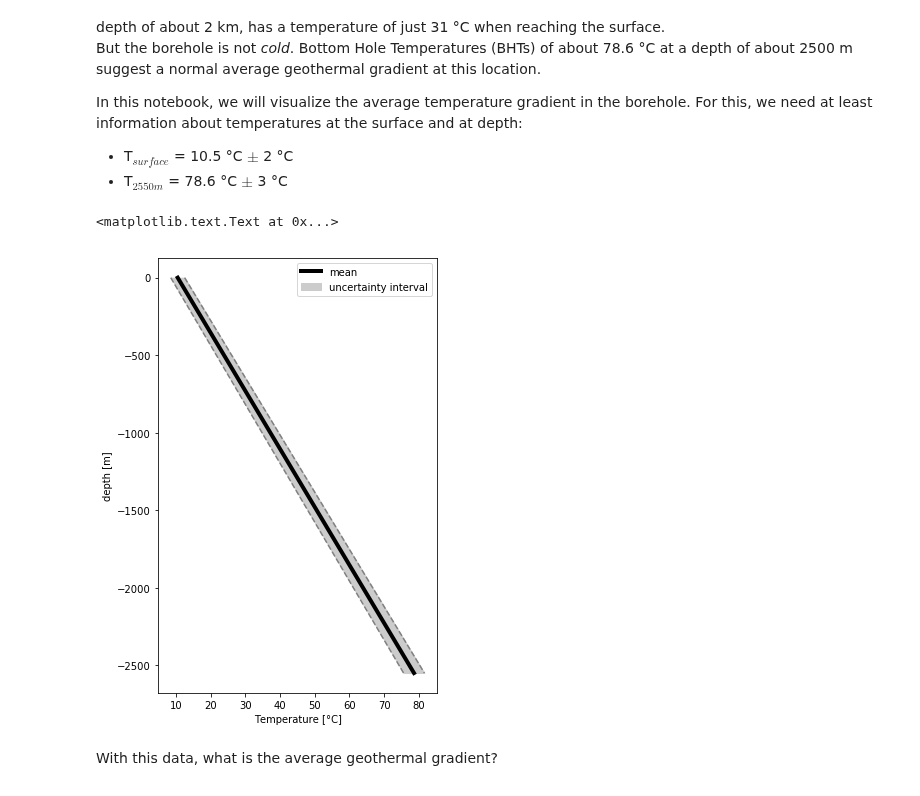
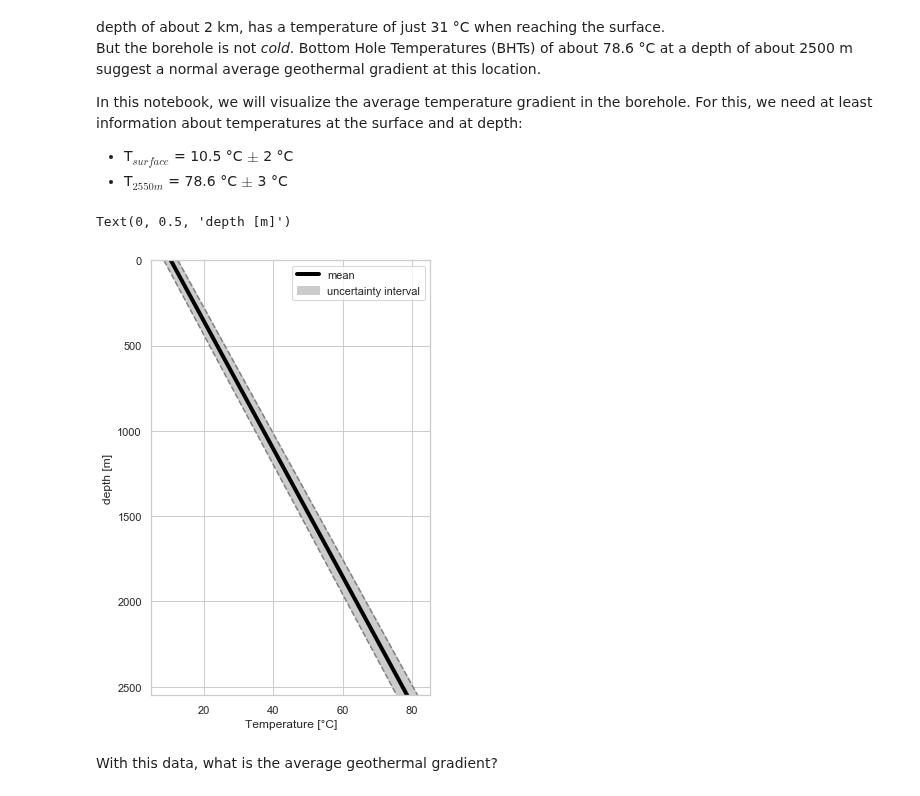
Before and after one commit to Japhiolite/geothermics, a Jupyter notebook: 02_T-gradient_RWTH-1.ipynb, the cells around one changed output. Cells and saved outputs as stored; diff of their text form; code cells hidden in the pictures.

Commit message:
updated notebooks until 02
changing depr. functions etc

```diff
--- a/02_T-gradient_RWTH-1.ipynb
+++ b/02_T-gradient_RWTH-1.ipynb
@@ -9,23 +9,29 @@ In this notebook, we will visualize the average temperature gradient in the bore
 # %%
 import numpy as np
 import matplotlib.pyplot as plt
 %matplotlib inline
 
+import seaborn as sns
+sns.set_style('whitegrid')
+sns.set_context('notebook')
+
 temp = np.array([10.5, 78.6])
-depth = np.array([0, -2550])
+depth = np.array([0, 2550])
 err = np.array([2, 3])
 
 fig = plt.figure(figsize=[5,8])
 plt.fill_betweenx(depth,temp-err,temp+err, color=(.8,.8,.8), label='uncertainty interval')
 plt.plot(temp,depth,'-', linewidth=4, color='black', label='mean')
 plt.plot(temp-err,depth,'--', color='gray')
 plt.plot(temp+err,depth,'--', color='gray')
 plt.legend()
+plt.ylim(depth)
+plt.gca().invert_yaxis()
 plt.xlabel('Temperature [°C]')
 plt.ylabel('depth [m]')
 # %% [output]
-<matplotlib.text.Text at 0x...>
+Text(0, 0.5, 'depth [m]')
-[figure, old version]
+[figure, new version]
 # %% [markdown]
 With this data, what is the average geothermal gradient?
 # %%
```
Also changed, not shown: parts of 2 cells of this notebook, 3 other files.
